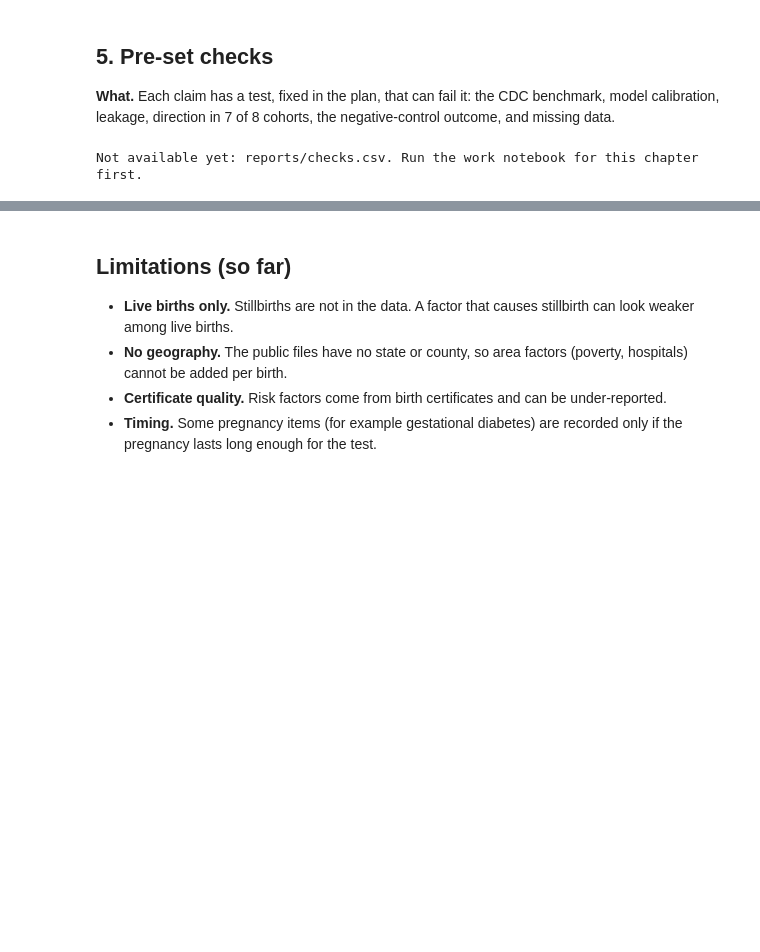
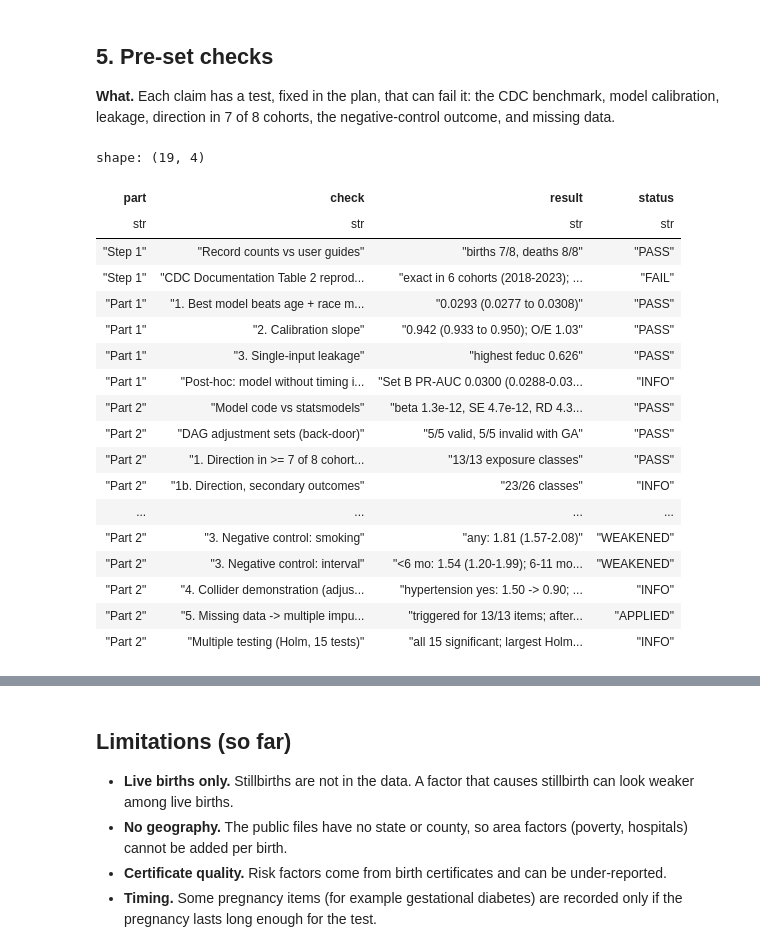
Before and after one commit to ShakulovElzar/infant-mortality-thesis, a Jupyter notebook: main.ipynb, the cells around one changed output, grey strips where cells are left out. Drawn from its saved outputs; the diff is of its cells as text; code cells hidden in the pictures; blank space fills up the shorter version.

```diff
--- a/main.ipynb
+++ b/main.ipynb
@@ -224,6 +224,24 @@ Image(filename=str(FIG / "part2_forest_pooled.png"), width=560)
 # %%
 f = REPORTS / "checks.csv"
 if show_if(f):
-    display(pl.read_csv(f))
+    display(pl.read_csv(f).select("part", "check", "result", "status"))
 # %% [output]
-Not available yet: reports/checks.csv. Run the work notebook for this chapter first.
+shape: (19, 4)
+| part | check | result | status |
+| str | str | str | str |
+| "Step 1" | "Record counts vs user guides" | "births 7/8, deaths 8/8" | "PASS" |
+| "Step 1" | "CDC Documentation Table 2 reprod... | "exact in 6 cohorts (2018-2023); ... | "FAIL" |
+| "Part 1" | "1. Best model beats age + race m... | "0.0293 (0.0277 to 0.0308)" | "PASS" |
+| "Part 1" | "2. Calibration slope" | "0.942 (0.933 to 0.950); O/E 1.03" | "PASS" |
+| "Part 1" | "3. Single-input leakage" | "highest feduc 0.626" | "PASS" |
+| "Part 1" | "Post-hoc: model without timing i... | "Set B PR-AUC 0.0300 (0.0288-0.03... | "INFO" |
+| "Part 2" | "Model code vs statsmodels" | "beta 1.3e-12, SE 4.7e-12, RD 4.3... | "PASS" |
+| "Part 2" | "DAG adjustment sets (back-door)" | "5/5 valid, 5/5 invalid with GA" | "PASS" |
+| "Part 2" | "1. Direction in >= 7 of 8 cohort... | "13/13 exposure classes" | "PASS" |
+| "Part 2" | "1b. Direction, secondary outcomes" | "23/26 classes" | "INFO" |
+| ... | ... | ... | ... |
+| "Part 2" | "3. Negative control: smoking" | "any: 1.81 (1.57-2.08)" | "WEAKENED" |
+| "Part 2" | "3. Negative control: interval" | "<6 mo: 1.54 (1.20-1.99); 6-11 mo... | "WEAKENED" |
+| "Part 2" | "4. Collider demonstration (adjus... | "hypertension yes: 1.50 -> 0.90; ... | "INFO" |
+| "Part 2" | "5. Missing data -> multiple impu... | "triggered for 13/13 items; after... | "APPLIED" |
+| "Part 2" | "Multiple testing (Holm, 15 tests)" | "all 15 significant; largest Holm... | "INFO" |
```
Also changed, not shown: parts of 2 cells of this notebook, 11 other files.
